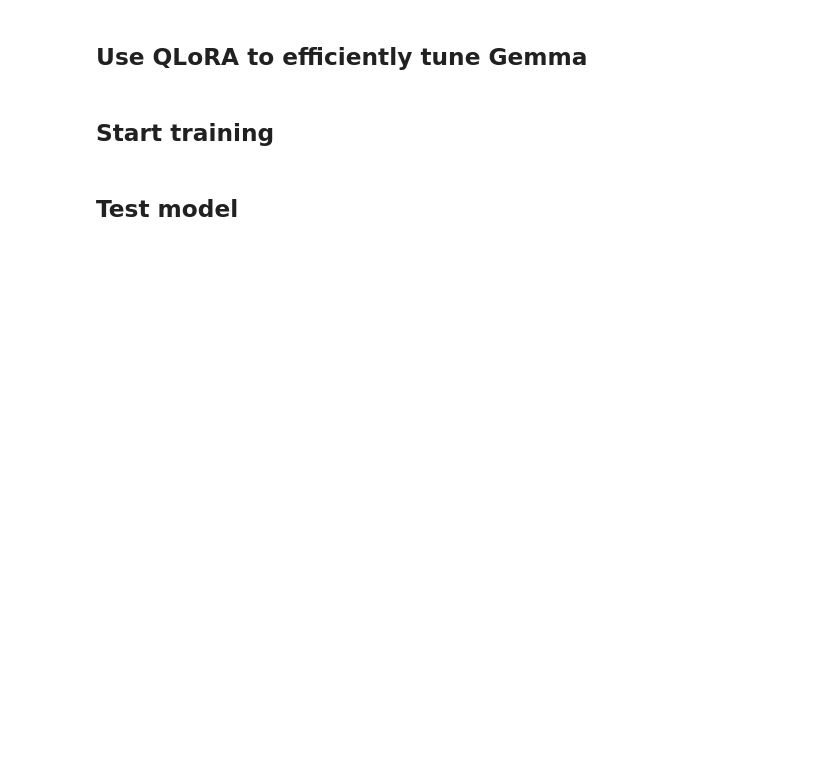
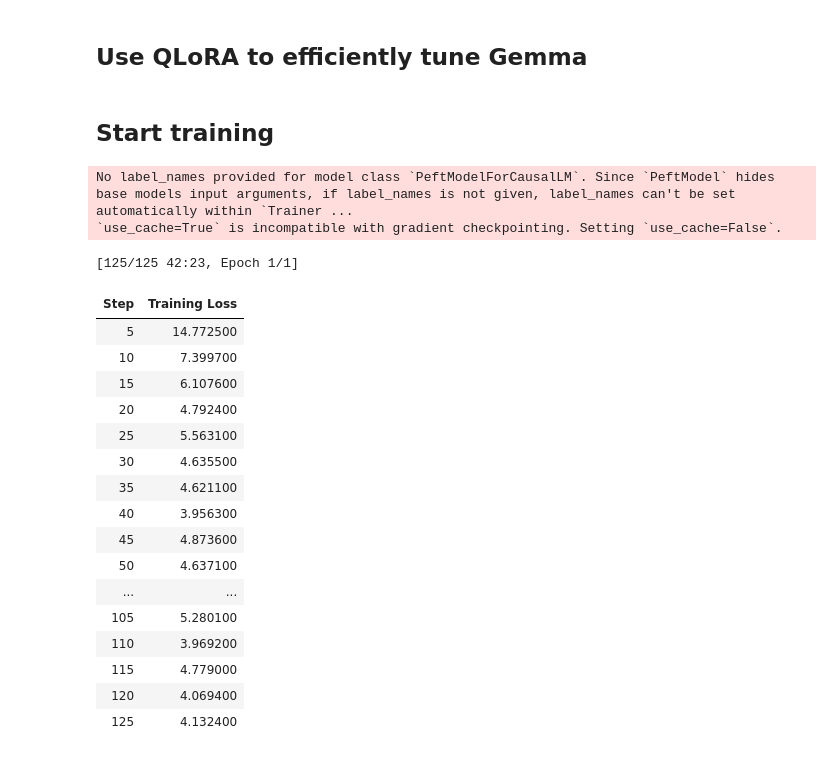
Before and after one commit to lakshmanok/generative-ai-design-patterns, a Jupyter notebook: examples/15_adapter_tuning/3_adapter_tuning.ipynb, the cells around one changed output. Cells and saved outputs as stored; diff of their text form; code cells hidden in the pictures; blank space fills up the shorter version.

```diff
--- a/examples/15_adapter_tuning/3_adapter_tuning.ipynb
+++ b/examples/15_adapter_tuning/3_adapter_tuning.ipynb
@@ -129,7 +131,7 @@ peft_config = LoraConfig(
 from trl import SFTConfig
 
 args = SFTConfig(
-    output_dir="gemma-product-description",     # directory to save and repository id
+    output_dir="gemma-radiology",     # directory to save and repository id
     num_train_epochs=1,                         # number of training epochs
     per_device_train_batch_size=1,              # batch size per device during training
     gradient_accumulation_steps=4,              # number of steps before performing a backward/update pass
@@ -187,25 +189,45 @@ def collate_fn(examples):
 ## Start training
 # %%
 from trl import SFTTrainer
+import random
 
 trainer = SFTTrainer(
     model=model,
     args=args,
-    train_dataset=dataset,
+    train_dataset=random.choices(messages, k=500), # 100-1000 examples are usually enough for SFT
     peft_config=peft_config,
     processing_class=processor,
     data_collator=collate_fn,
 )
 
 # Start training, the model will be automatically saved to the Hub and the output directory
 trainer.train()
 
 # Save the final model again to the Hugging Face Hub
 trainer.save_model()
+# %% [output]
+No label_names provided for model class `PeftModelForCausalLM`. Since `PeftModel` hides base models input arguments, if label_names is not given, label_names can't be set automatically within `Trainer ...
+`use_cache=True` is incompatible with gradient checkpointing. Setting `use_cache=False`.
+[125/125 42:23, Epoch 1/1]
+| Step | Training Loss |
+| 5 | 14.772500 |
+| 10 | 7.399700 |
+| 15 | 6.107600 |
+| 20 | 4.792400 |
+| 25 | 5.563100 |
+| 30 | 4.635500 |
+| 35 | 4.621100 |
+| 40 | 3.956300 |
+| 45 | 4.873600 |
+| 50 | 4.637100 |
+| ... | ... |
+| 105 | 5.280100 |
+| 110 | 3.969200 |
+| 115 | 4.779000 |
+| 120 | 4.069400 |
+| 125 | 4.132400 |
 # %%
 # free the memory again
 del model
 del trainer
 torch.cuda.empty_cache()
-# %% [markdown]
-## Test model
```
Also changed, not shown: parts of 8 cells of this notebook, 2 other files.
